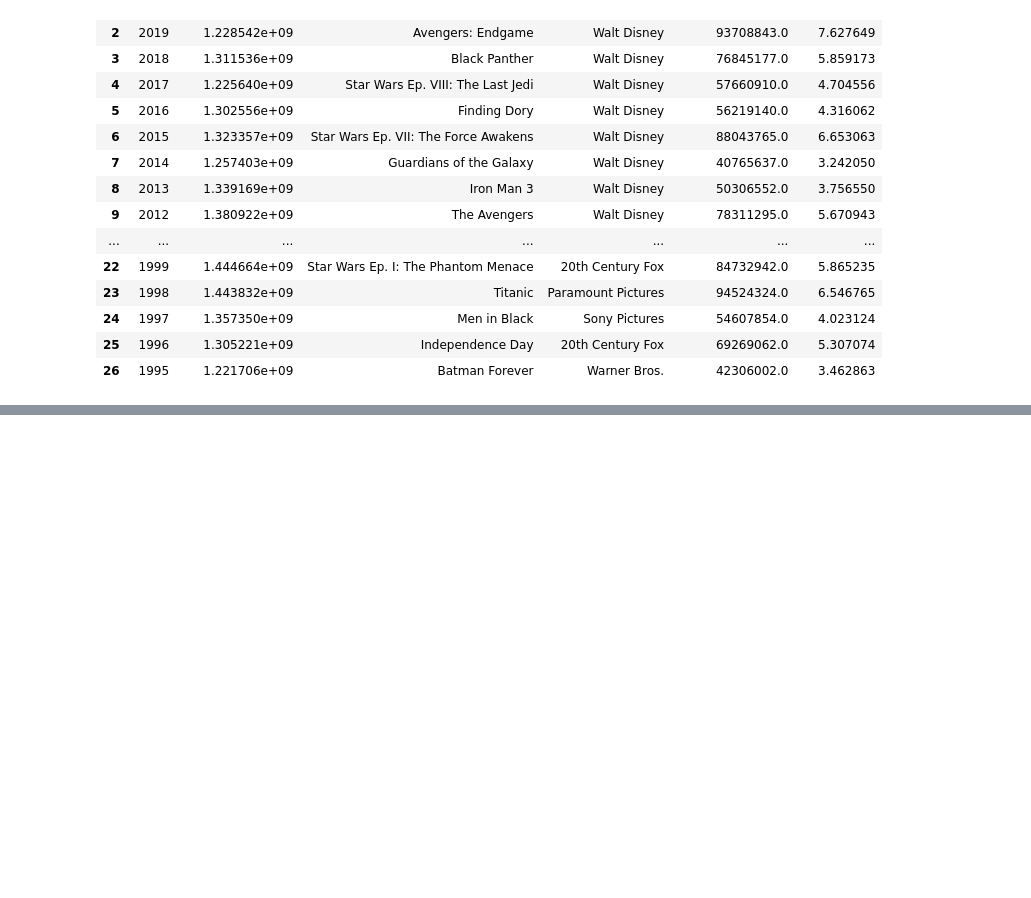
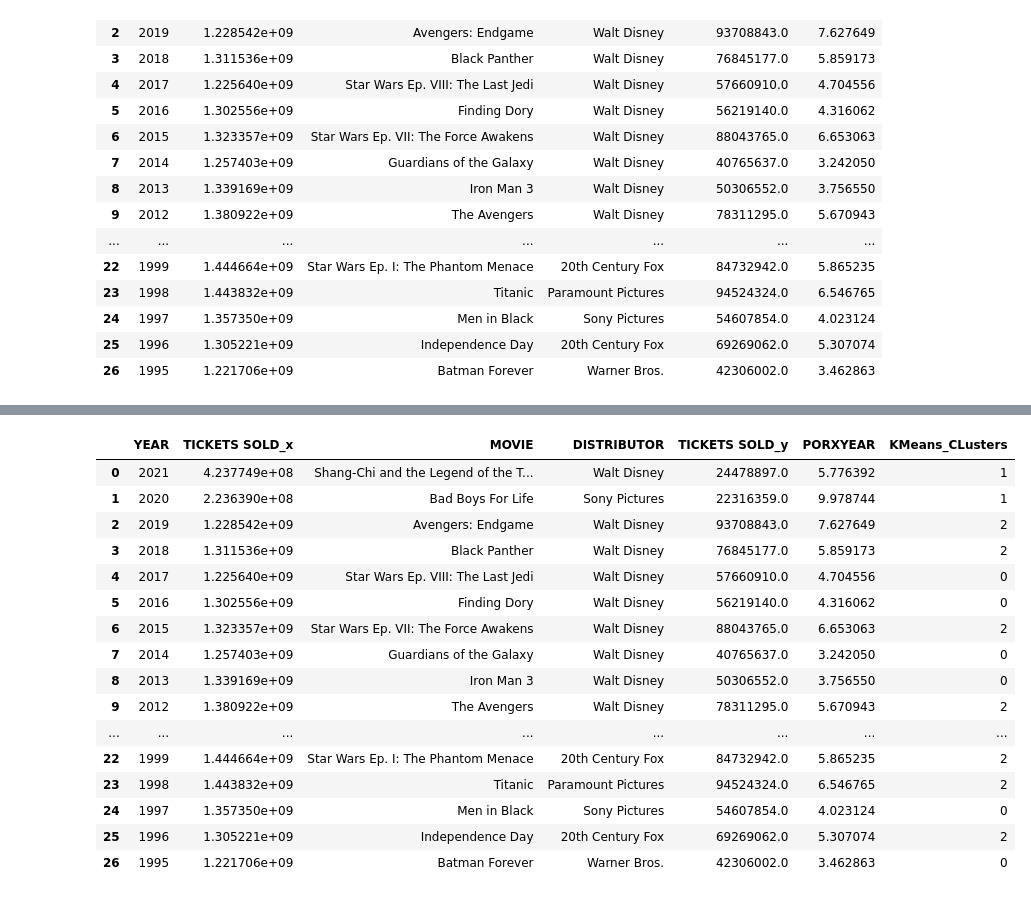
Before and after one commit to OmarDevEst/MineriaDatos-Peliculas, a Jupyter notebook: Cluster (Agrupacion).ipynb, the cells around one changed output, grey strips where cells are left out. Drawn from its saved outputs; the diff is of its cells as text; code cells hidden in the pictures; blank space fills up the shorter version.

```diff
--- a/JupyterNO.ipynb
+++ b/Cluster (Agrupacion).ipynb
@@ -140,0 +165,22 @@ df_normal
+# %%
+#Agregamos la calsifiacion al archivo original
+df12v2['KMeans_CLusters']= clustering.labels_
+df12v2
+# %% [output]
+|  | YEAR | TICKETS SOLD_x | MOVIE | DISTRIBUTOR | TICKETS SOLD_y | PORXYEAR | KMeans_CLusters |
+| 0 | 2021 | 4.237749e+08 | Shang-Chi and the Legend of the T... | Walt Disney | 24478897.0 | 5.776392 | 1 |
+| 1 | 2020 | 2.236390e+08 | Bad Boys For Life | Sony Pictures | 22316359.0 | 9.978744 | 1 |
+| 2 | 2019 | 1.228542e+09 | Avengers: Endgame | Walt Disney | 93708843.0 | 7.627649 | 2 |
+| 3 | 2018 | 1.311536e+09 | Black Panther | Walt Disney | 76845177.0 | 5.859173 | 2 |
+| 4 | 2017 | 1.225640e+09 | Star Wars Ep. VIII: The Last Jedi | Walt Disney | 57660910.0 | 4.704556 | 0 |
+| 5 | 2016 | 1.302556e+09 | Finding Dory | Walt Disney | 56219140.0 | 4.316062 | 0 |
+| 6 | 2015 | 1.323357e+09 | Star Wars Ep. VII: The Force Awakens | Walt Disney | 88043765.0 | 6.653063 | 2 |
+| 7 | 2014 | 1.257403e+09 | Guardians of the Galaxy | Walt Disney | 40765637.0 | 3.242050 | 0 |
+| 8 | 2013 | 1.339169e+09 | Iron Man 3 | Walt Disney | 50306552.0 | 3.756550 | 0 |
+| 9 | 2012 | 1.380922e+09 | The Avengers | Walt Disney | 78311295.0 | 5.670943 | 2 |
+| ... | ... | ... | ... | ... | ... | ... | ... |
+| 22 | 1999 | 1.444664e+09 | Star Wars Ep. I: The Phantom Menace | 20th Century Fox | 84732942.0 | 5.865235 | 2 |
+| 23 | 1998 | 1.443832e+09 | Titanic | Paramount Pictures | 94524324.0 | 6.546765 | 2 |
+| 24 | 1997 | 1.357350e+09 | Men in Black | Sony Pictures | 54607854.0 | 4.023124 | 0 |
+| 25 | 1996 | 1.305221e+09 | Independence Day | 20th Century Fox | 69269062.0 | 5.307074 | 2 |
+| 26 | 1995 | 1.221706e+09 | Batman Forever | Warner Bros. | 42306002.0 | 3.462863 | 0 |
```
Also changed, not shown: parts of 7 cells of this notebook, 1 other file.
